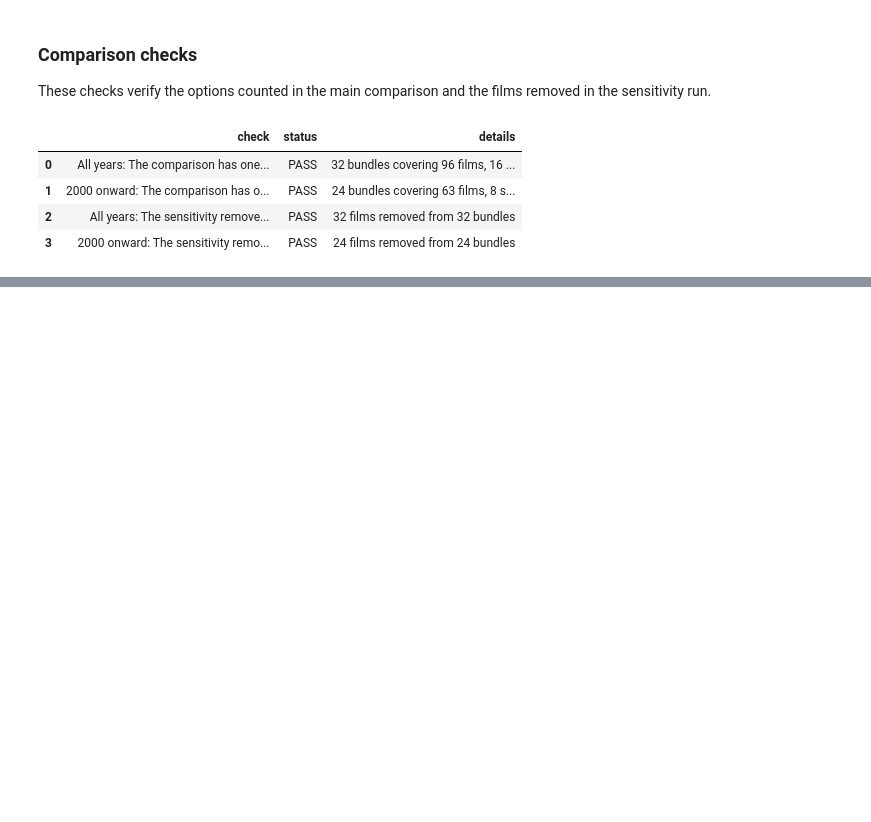
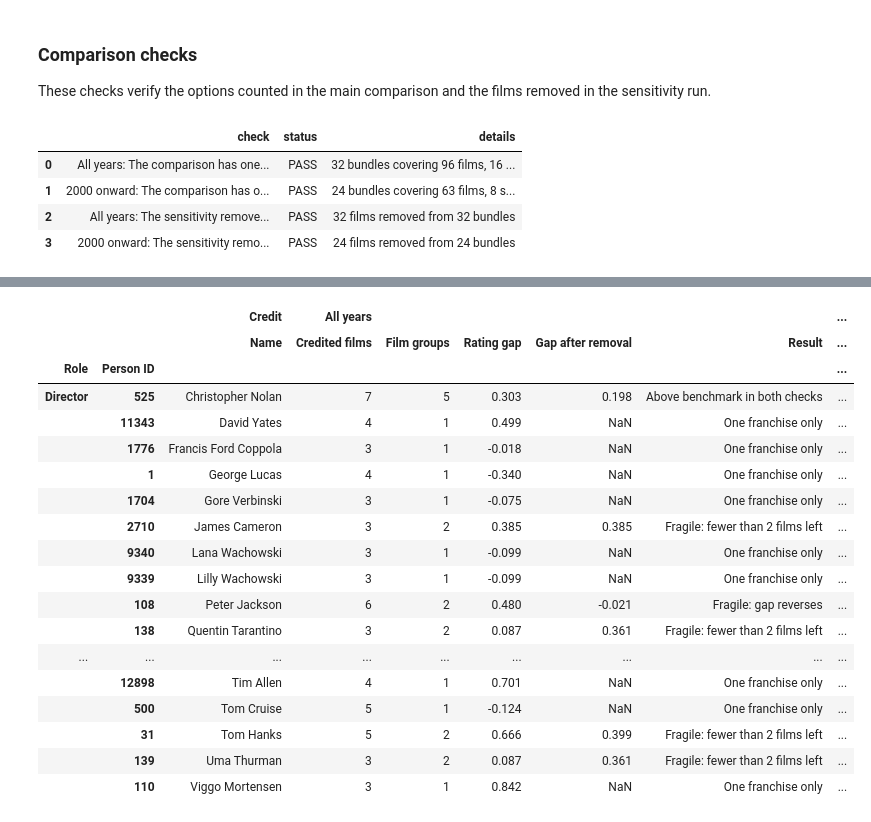
Before and after one commit to ishola-amalitech/streamvault, a Jupyter notebook: notebooks/04_recommendation.ipynb, the cells around one changed output, grey strips where cells are left out. Drawn from its saved outputs; the diff is of its cells as text; code cells hidden in the pictures; blank space fills up the shorter version.

Commit message:
implements stage 4

```diff
--- a/notebooks/04_recommendation.ipynb
+++ b/notebooks/04_recommendation.ipynb
@@ -1306,0 +1705,79 @@ These checks verify the options counted in the main comparison and the films rem
+# %%
+talent_coverage_labels = {
+    "window": "Window", "role": "Role", "films_with_credits": "Films with role credits",
+    "films_without_credits": "Films missing role credits", "people": "People credited",
+    "people_with_three_films": "People with 3+ films", "three_films_one_group": "3+ films in just one series",
+    "eligible_across_groups": "3+ films across 2+ groups", "rating_above_both": "Above rating benchmark in both checks",
+}
+display(Markdown(
+    "### How many people have evidence across film groups?\n\n"
+    "Count each collection as one group and each standalone as its own group. "
+    "The credit counts include everyone. The final column requires enough benchmarked films and a "
+    "positive rating gap before and after leaving out the person's largest group."
+))
+display(talent_coverage.rename(columns=talent_coverage_labels))
+
+talent_rating_labels = {
+    "films": "Credited films", "groups": "Film groups", "rating_before": "Rating gap",
+    "rating_after": "Gap after removal", "rating_signal": "Result",
+}
+talent_rating_view = pd.concat({
+    window: summary[list(talent_rating_labels)] for window, summary in talent_summaries.items()
+}, axis=1)
+in_talent_view = talent_rating_view.xs("films", axis=1, level=1).ge(talent_title_minimum).any(axis=1)
+talent_rating_view = talent_rating_view.loc[in_talent_view].copy()
+for window in context_films:
+    talent_rating_view[(window, "rating_signal")] = talent_rating_view[(window, "rating_signal")].fillna(
+        "No credits in window"
+    )
+talent_rating_view[("Credit", "Name")] = talent_rating_view.index.get_level_values("person_id").map(person_names)
+talent_rating_view = talent_rating_view.sort_values(["role", ("Credit", "Name"), "person_id"])
+talent_rating_view = talent_rating_view[[("Credit", "Name"), *[
+    (window, column) for window in context_films for column in talent_rating_labels
+]]]
+
+display(Markdown(
+    "### Does the rating pattern hold up in both windows?\n\n"
+    "This table includes people credited on at least three films in either window. "
+    "The gaps are in rating points above or below the film benchmark. "
+    "The result checks the middle gap before and after removing the person's largest group. "
+    "Use the two Result columns to see which patterns or evidence counts change after the cutoff."
+))
+with pd.option_context("display.max_rows", None):
+    display(talent_rating_view.rename(columns=talent_rating_labels, level=1).rename_axis(
+        ["Role", "Person ID"],
+    ).round(3))
+
+talent_detail_labels = {
+    "name": "Name", "collections": "Collections", "standalone_films": "Standalone films",
+    "removed_group": "Group removed", "removed_films": "Credited films removed",
+    "rating_films": "Ratings benchmarked", "rating_films_left": "Ratings left",
+    "gross_films": "Gross figures benchmarked", "gross_films_left": "Gross figures left",
+    "gross_pct_before": "Gross gap (%)", "gross_pct_after": "Gross gap after removal (%)",
+    "gross_signal": "Gross result",
+}
+for window, summary in talent_summaries.items():
+    display(Markdown(
+        f"### {window} · What is behind the talent comparison?\n\n"
+        "For people with at least three credited films in this window, see the group removed "
+        "and how many films had a benchmark before and after removal. "
+        "The gross gap shows how far reported theatrical gross was above or below its benchmark."
+    ))
+    shown = summary.loc[summary["films"].ge(talent_title_minimum)].copy()
+    shown["gross_pct_before"] = np.expm1(np.log(10) * shown["gross_before"]) * 100
+    shown["gross_pct_after"] = np.expm1(np.log(10) * shown["gross_after"]) * 100
+    shown["removed_group"] = shown["removed_group"].where(
+        shown["removed_standalone"], shown["removed_group"] + " (collection)",
+    )
+    with pd.option_context("display.max_rows", None):
+        display(shown.sort_values(["role", "name", "person_id"])[list(talent_detail_labels)].rename(
+            columns=talent_detail_labels,
+        ).rename_axis(["Role", "Person ID"]).round(3))
+
+display(Markdown(
+    "### Genre and talent checks\n\n"
+    "These checks verify film and reference IDs, the inputs to each film benchmark, "
+    "and the counts of distinct credits."
+))
+display(pd.concat([stage4_link_report, stage4_analysis_report], ignore_index=True))
+# %% [output]
@@ -1306,0 +1795,19 @@ These checks verify the options counted in the main comparison and the films rem
+|  |  | Credit | All years |  |  |  |  | ... |
+|  |  | Name | Credited films | Film groups | Rating gap | Gap after removal | Result | ... |
+| Role | Person ID |  |  |  |  |  |  | ... |
+| Director | 525 | Christopher Nolan | 7 | 5 | 0.303 | 0.198 | Above benchmark in both checks | ... |
+|  | 11343 | David Yates | 4 | 1 | 0.499 | NaN | One franchise only | ... |
+|  | 1776 | Francis Ford Coppola | 3 | 1 | -0.018 | NaN | One franchise only | ... |
+|  | 1 | George Lucas | 4 | 1 | -0.340 | NaN | One franchise only | ... |
+|  | 1704 | Gore Verbinski | 3 | 1 | -0.075 | NaN | One franchise only | ... |
+|  | 2710 | James Cameron | 3 | 2 | 0.385 | 0.385 | Fragile: fewer than 2 films left | ... |
+|  | 9340 | Lana Wachowski | 3 | 1 | -0.099 | NaN | One franchise only | ... |
+|  | 9339 | Lilly Wachowski | 3 | 1 | -0.099 | NaN | One franchise only | ... |
+|  | 108 | Peter Jackson | 6 | 2 | 0.480 | -0.021 | Fragile: gap reverses | ... |
+|  | 138 | Quentin Tarantino | 3 | 2 | 0.087 | 0.361 | Fragile: fewer than 2 films left | ... |
+| ... | ... | ... | ... | ... | ... | ... | ... | ... |
+|  | 12898 | Tim Allen | 4 | 1 | 0.701 | NaN | One franchise only | ... |
+|  | 500 | Tom Cruise | 5 | 1 | -0.124 | NaN | One franchise only | ... |
+|  | 31 | Tom Hanks | 5 | 2 | 0.666 | 0.399 | Fragile: fewer than 2 films left | ... |
+|  | 139 | Uma Thurman | 3 | 2 | 0.087 | 0.361 | Fragile: fewer than 2 films left | ... |
+|  | 110 | Viggo Mortensen | 3 | 1 | 0.842 | NaN | One franchise only | ... |
```
Also changed, not shown: parts of 10 cells of this notebook, 4 other files.
